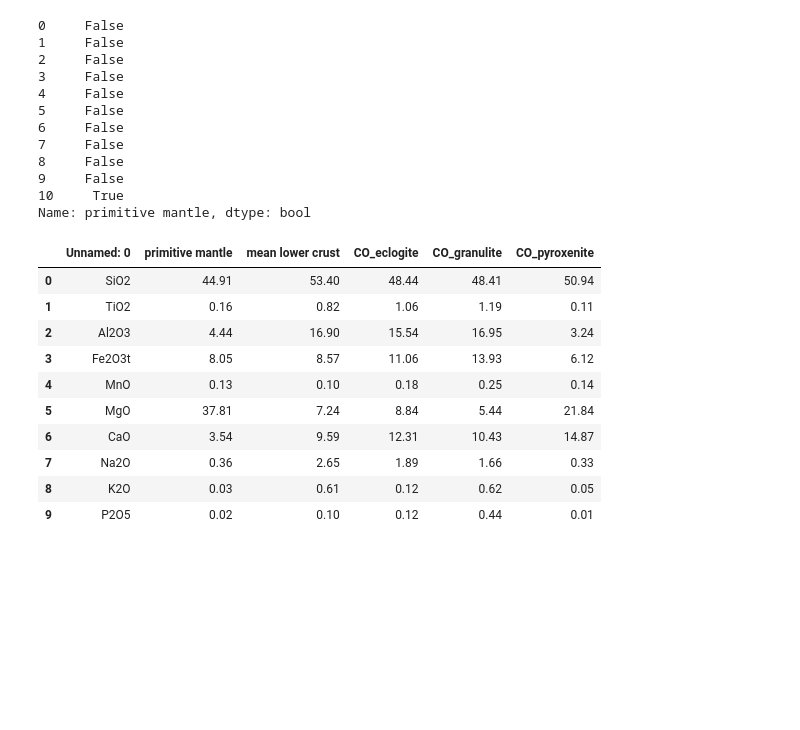
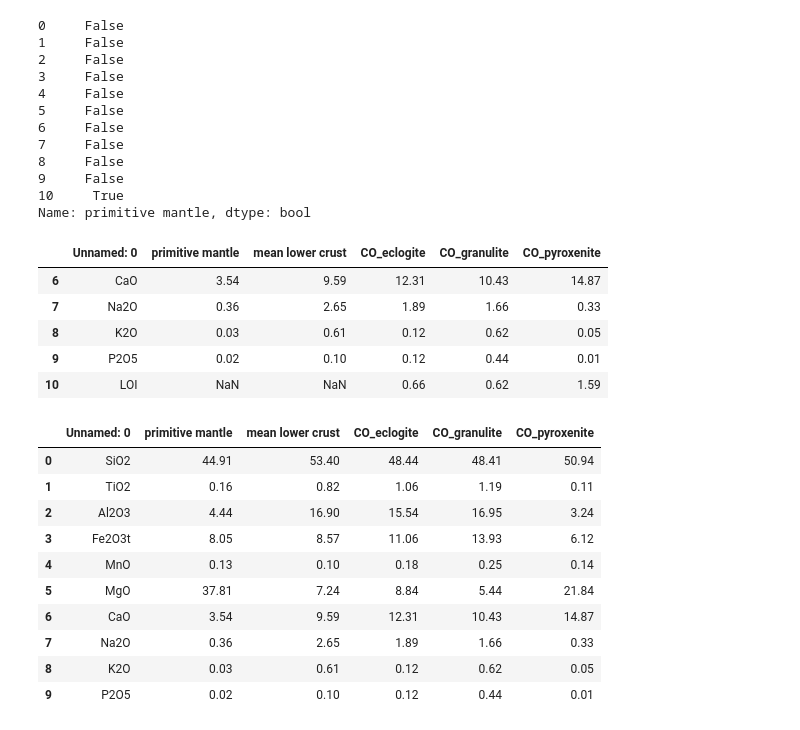
Before and after one commit to marcoalopez/Python_course, a Jupyter notebook: notebooks/Pandas_walkthrough.ipynb, the cells around one changed output. Cells and saved outputs as stored; diff of their text form; code cells hidden in the pictures; blank space fills up the shorter version.

```diff
--- a/notebooks/Pandas_walkthrough.ipynb
+++ b/notebooks/Pandas_walkthrough.ipynb
@@ -122,6 +145,17 @@ dataset['primitive mantle'].isna()
 9     False
 10     True
 Name: primitive mantle, dtype: bool
+# %%
+# drop the last column
+dataset = dataset.drop(columns=['Unnamed: 6'])
+dataset.tail()
+# %% [output]
+|  | Unnamed: 0 | primitive mantle | mean lower crust | CO_eclogite | CO_granulite | CO_pyroxenite |
+| 6 | CaO | 3.54 | 9.59 | 12.31 | 10.43 | 14.87 |
+| 7 | Na2O | 0.36 | 2.65 | 1.89 | 1.66 | 0.33 |
+| 8 | K2O | 0.03 | 0.61 | 0.12 | 0.62 | 0.05 |
+| 9 | P2O5 | 0.02 | 0.10 | 0.12 | 0.44 | 0.01 |
+| 10 | LOI | NaN | NaN | 0.66 | 0.62 | 1.59 |
 # %%
 # drop all rows with nan values
 dataset.dropna()
```
Also changed, not shown: parts of 13 cells of this notebook.
